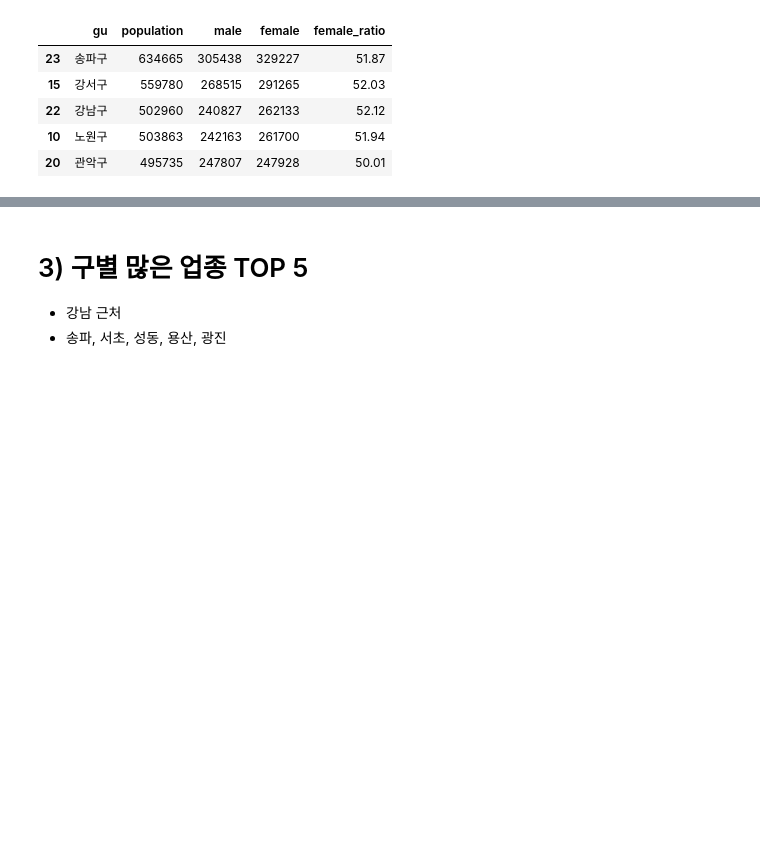
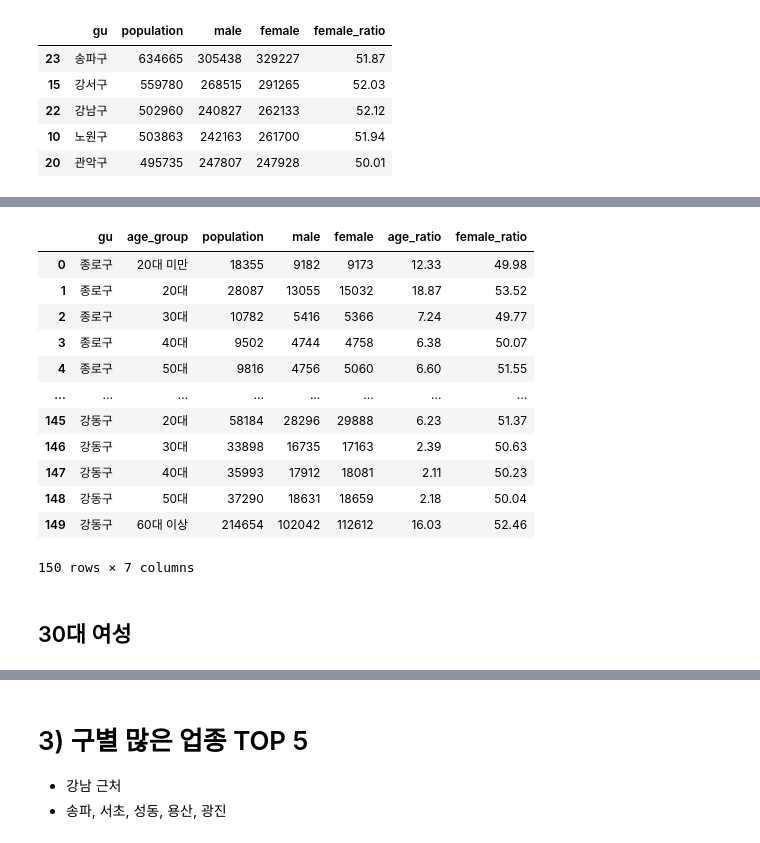
Before and after one commit to sangchun1/sales_project, a Jupyter notebook: data_analysis/seoul_delievery_analysis.ipynb, the cells around one changed output, grey strips where cells are left out. Drawn from its saved outputs; the diff is of its cells as text; code cells hidden in the pictures; blank space fills up the shorter version.

```diff
--- a/data_analysis/seoul_delievery_analysis.ipynb
+++ b/data_analysis/seoul_delievery_analysis.ipynb
@@ -262,0 +266,42 @@ dfi.export(df_female_num, "./plot/df_female_num.png")
+# %%
+# 구별 연령대 비율 구하기
+ratio_lis1 = []
+for gu in gu_lis:
+    df_t = df_as[df_as['gu'] == gu]
+    total_pop = df_t['population'].sum()
+    ratio_lis1.extend([
+        round((df_as.iloc[0, 2]/total_pop)*100, 2), round((df_as.iloc[1, 2]/total_pop)*100, 2), round((df_as.iloc[2, 2]/total_pop)*100, 2),
+        round((df_as.iloc[3, 2]/total_pop)*100, 2), round((df_as.iloc[4, 2]/total_pop)*100, 2), round((df_as.iloc[5, 2]/total_pop)*100, 2)
+        ])
+# %%
+# 연령대 비율을 데이터 프레임에 추가
+age_ratio1 = pd.Series(ratio_lis1)
+df_as.insert(loc=5, column='age_ratio', value=age_ratio1)
+# %%
+# 구별 여성비율 구하기
+sex_ratio_lis1 = []
+for i in df_as.index:
+        sex_ratio_lis1.append(round(((df_as.loc[i, 'female']/df_as.loc[i, 'population'])*100), 2))
+# %%
+# 여성 비율을 데이터 프레임에 추가
+sex_ratio1 = pd.Series(sex_ratio_lis1)
+df_as.insert(loc=6, column='female_ratio', value=sex_ratio1)
+# %%
+# 데이터 확인
+df_as
+# %% [output]
+|  | gu | age_group | population | male | female | age_ratio | female_ratio |
+| 0 | 종로구 | 20대 미만 | 18355 | 9182 | 9173 | 12.33 | 49.98 |
+| 1 | 종로구 | 20대 | 28087 | 13055 | 15032 | 18.87 | 53.52 |
+| 2 | 종로구 | 30대 | 10782 | 5416 | 5366 | 7.24 | 49.77 |
+| 3 | 종로구 | 40대 | 9502 | 4744 | 4758 | 6.38 | 50.07 |
+| 4 | 종로구 | 50대 | 9816 | 4756 | 5060 | 6.60 | 51.55 |
+| ... | ... | ... | ... | ... | ... | ... | ... |
+| 145 | 강동구 | 20대 | 58184 | 28296 | 29888 | 6.23 | 51.37 |
+| 146 | 강동구 | 30대 | 33898 | 16735 | 17163 | 2.39 | 50.63 |
+| 147 | 강동구 | 40대 | 35993 | 17912 | 18081 | 2.11 | 50.23 |
+| 148 | 강동구 | 50대 | 37290 | 18631 | 18659 | 2.18 | 50.04 |
+| 149 | 강동구 | 60대 이상 | 214654 | 102042 | 112612 | 16.03 | 52.46 |
+150 rows × 7 columns
+# %% [markdown]
+## 30대 여성
```
Also changed, not shown: parts of 21 cells of this notebook, 4 other files.
